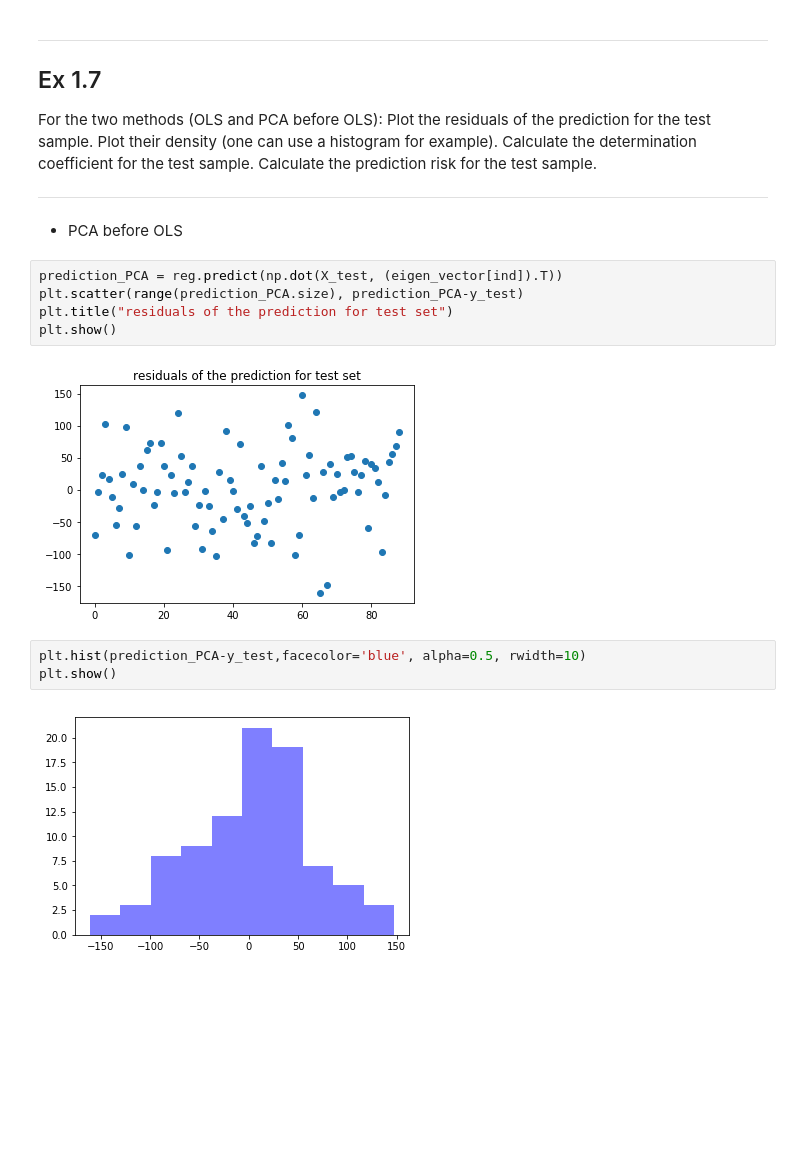
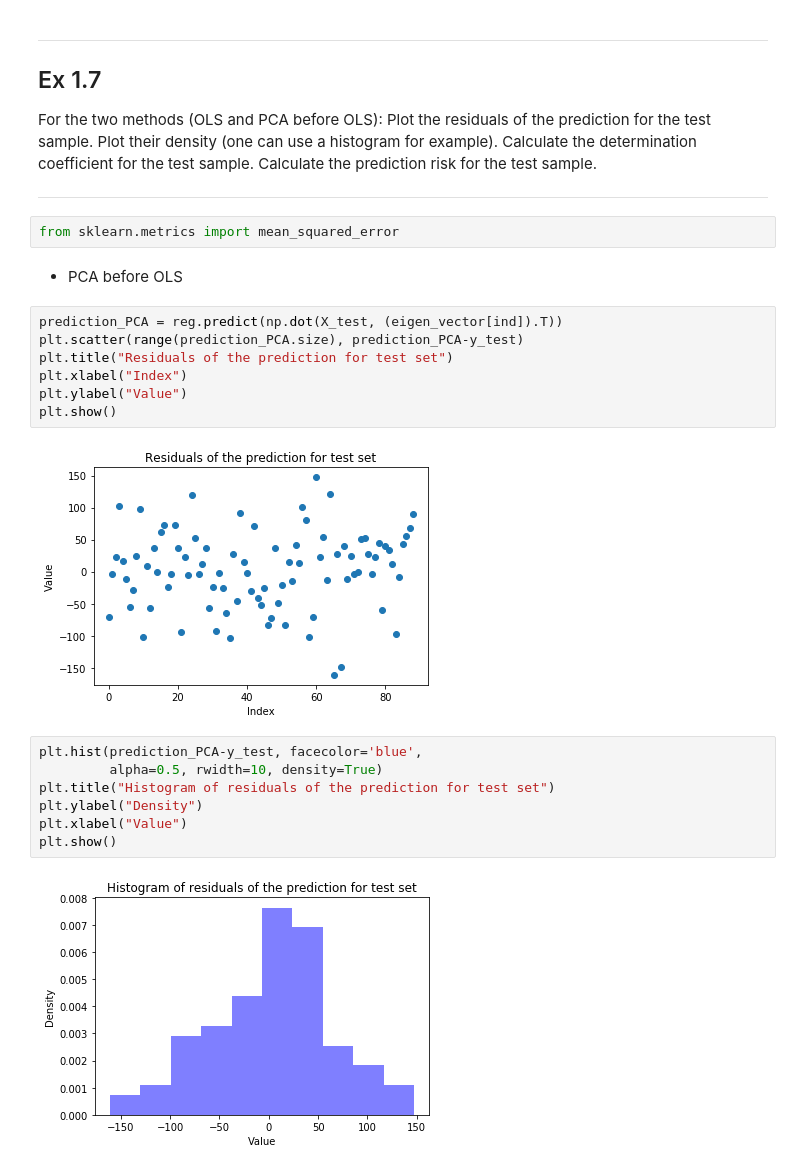
Before and after one commit to ldihao/SD-TSIA204_Statistics, a Jupyter notebook: TP2/sd-tsia204_lab2_luo_dihao.ipynb, the cells around one changed output. Drawn from its saved outputs; the diff is of its cells as text; blank space fills up the shorter version.

```diff
--- a/TP2/sd-tsia204_lab2_luo_dihao.ipynb
+++ b/TP2/sd-tsia204_lab2_luo_dihao.ipynb
@@ -333,18 +311,26 @@ We can see that the intercept is equal to the average of Y on the train set.
 For the two methods (OLS and PCA before OLS): Plot the residuals of the prediction for the test sample. Plot their density (one can use a histogram for example). Calculate the determination coefficient for the test sample. Calculate the prediction risk for the test sample.
 
 ___
+# %%
+from sklearn.metrics import mean_squared_error
 # %% [markdown]
  - PCA before OLS
 # %%
 prediction_PCA = reg.predict(np.dot(X_test, (eigen_vector[ind]).T))
 plt.scatter(range(prediction_PCA.size), prediction_PCA-y_test)
-plt.title("residuals of the prediction for test set")
+plt.title("Residuals of the prediction for test set")
+plt.xlabel("Index")
+plt.ylabel("Value")
 plt.show()
 # %% [output]
-[figure, old version]
+[figure, new version]
 # %%
-plt.hist(prediction_PCA-y_test,facecolor='blue', alpha=0.5, rwidth=10)
+plt.hist(prediction_PCA-y_test, facecolor='blue',
+         alpha=0.5, rwidth=10, density=True)
+plt.title("Histogram of residuals of the prediction for test set")
+plt.ylabel("Density")
+plt.xlabel("Value")
 plt.show()
 # %% [output]
-[figure, old version]
+[figure, new version]
 # %%
```
Also changed, not shown: parts of 32 cells of this notebook.
